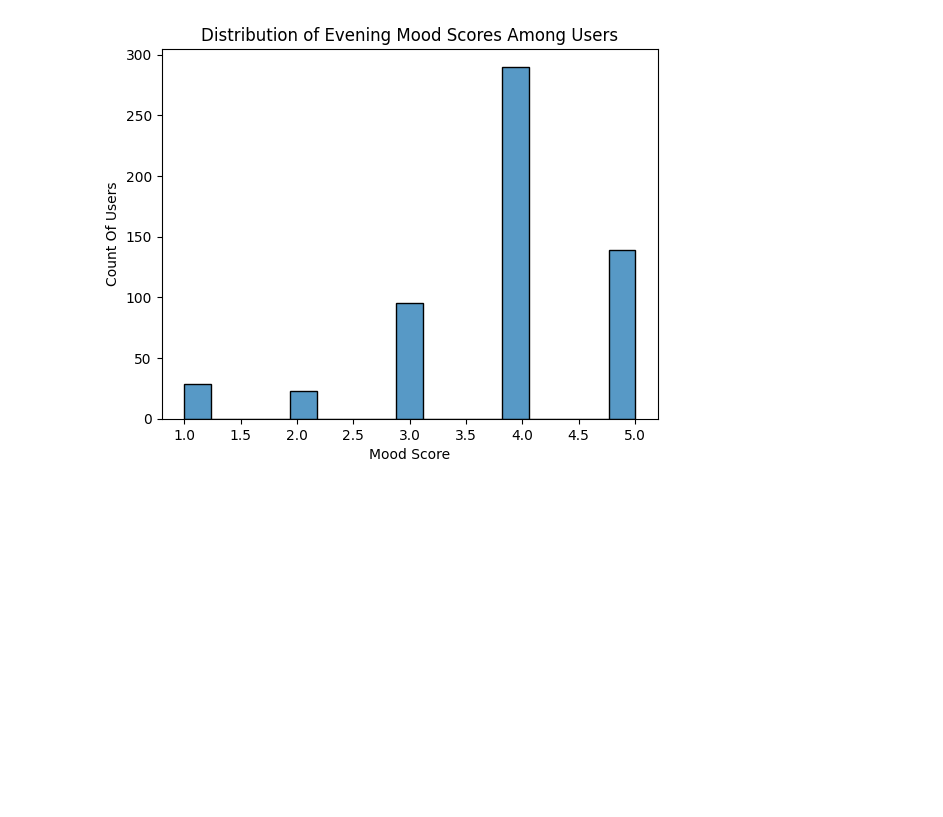
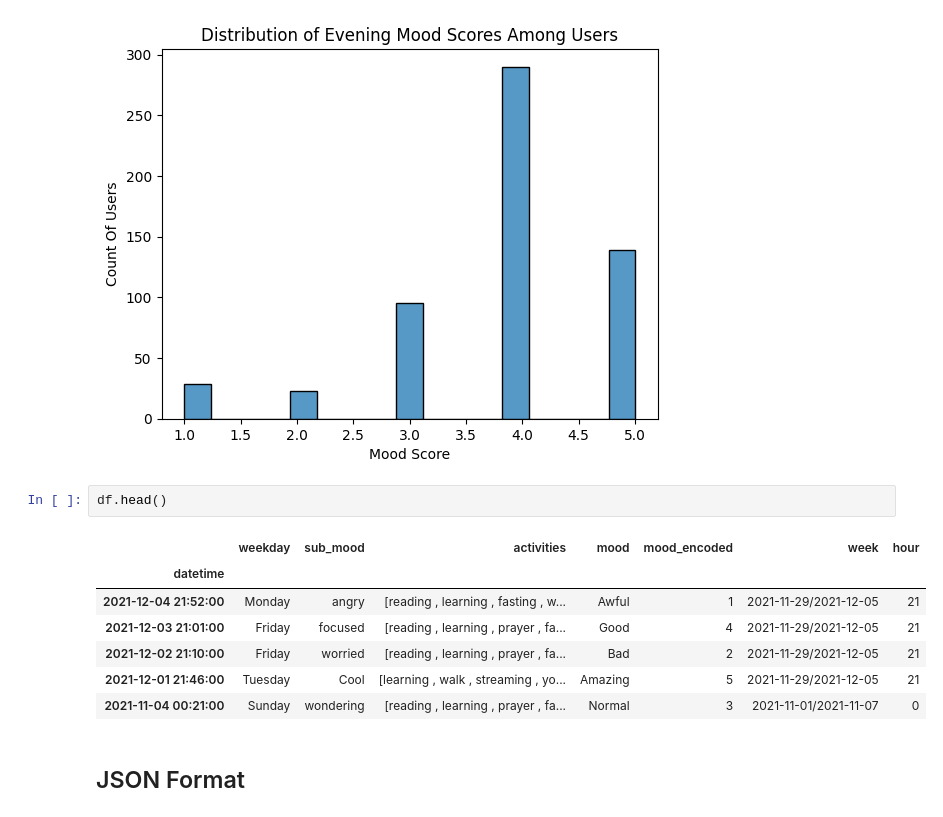
Before and after one commit to roxannecodes/mood-tracker-app, a Jupyter notebook: ds/notebook.ipynb, the cells around one changed output. Drawn from its saved outputs; the diff is of its cells as text; blank space fills up the shorter version.

Commit message:
added json file and updated notebook

```diff
--- a/ds/notebook.ipynb
+++ b/ds/notebook.ipynb
@@ -480,3 +480,15 @@ See the caveats in the documentation: https://pandas.pydata.org/pandas-docs/stab
   evening_df['mood_encoded'] = evening_df['mood_encoded'].astype(int)
 Text(0, 0.5, 'Count Of Users')
 [figure]
+# %%
+df.head()
+# %% [output]
+|  | weekday | sub_mood | activities | mood | mood_encoded | week | hour |
+| datetime |  |  |  |  |  |  |  |
+| 2021-12-04 21:52:00 | Monday | angry | [reading , learning , fasting , w... | Awful | 1 | 2021-11-29/2021-12-05 | 21 |
+| 2021-12-03 21:01:00 | Friday | focused | [reading , learning , prayer , fa... | Good | 4 | 2021-11-29/2021-12-05 | 21 |
+| 2021-12-02 21:10:00 | Friday | worried | [reading , learning , prayer , fa... | Bad | 2 | 2021-11-29/2021-12-05 | 21 |
+| 2021-12-01 21:46:00 | Tuesday | Cool | [learning , walk , streaming , yo... | Amazing | 5 | 2021-11-29/2021-12-05 | 21 |
+| 2021-11-04 00:21:00 | Sunday | wondering | [reading , learning , prayer , fa... | Normal | 3 | 2021-11-01/2021-11-07 | 0 |
+# %% [markdown]
+## JSON Format
```
Also changed, not shown: parts of 2 cells of this notebook, 1 other file.
